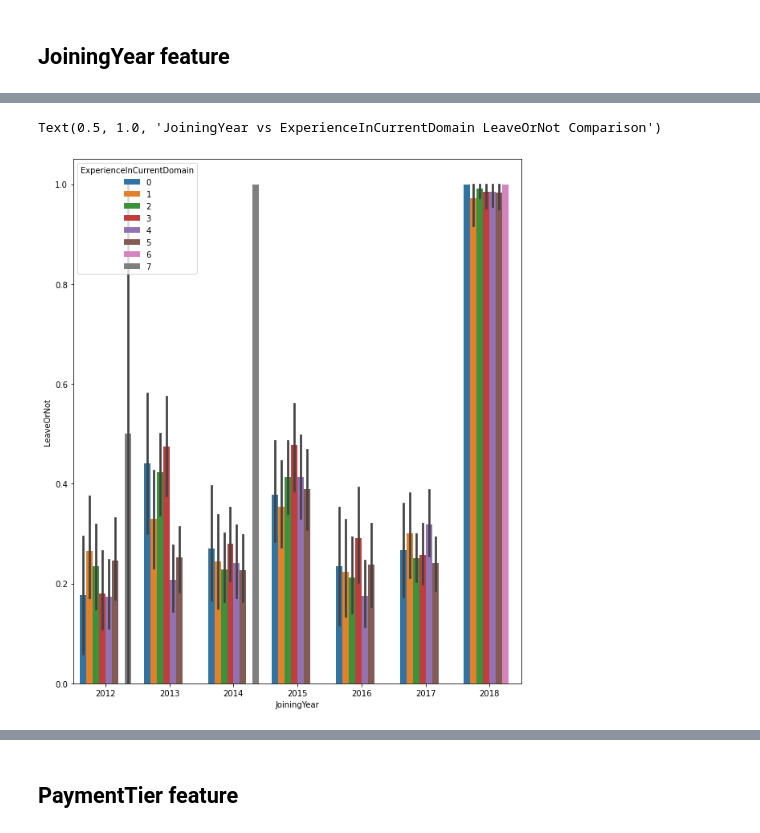
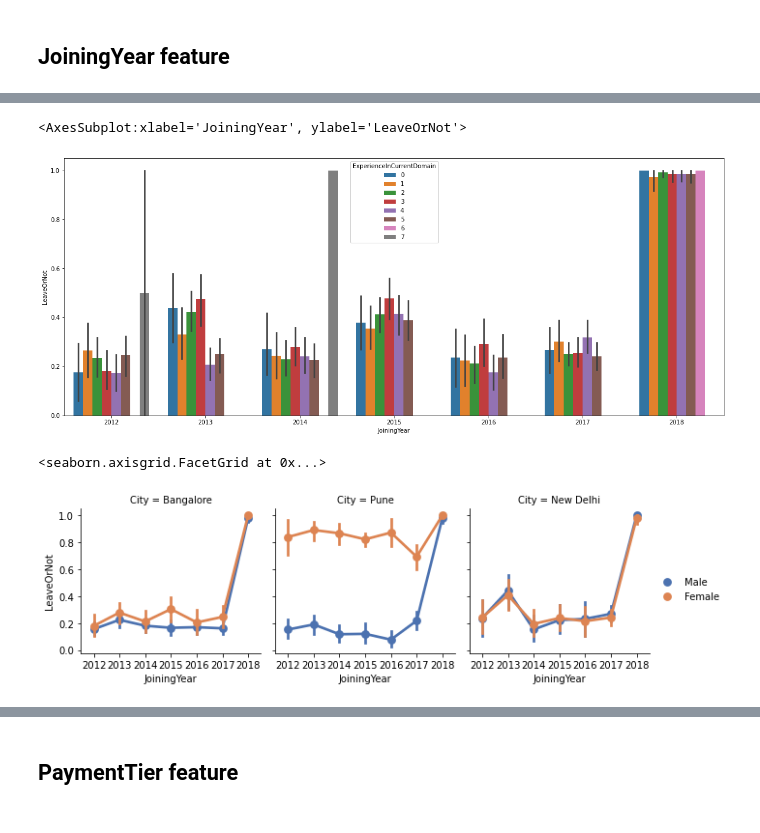
Before and after one commit to bochendong/CS9637A, a Jupyter notebook: 9637a.ipynb, the cells around one changed output, grey strips where cells are left out. Saved outputs shown, nothing was run; the diff lists cells and outputs as text; code cells hidden in the pictures.

```diff
--- a/9637a.ipynb
+++ b/9637a.ipynb
@@ -285,7 +269,19 @@ Text(0.5, 1.0, 'JoiningYear vs Education LeaveOrNot Comparison')
 # %%
+# bochen
 fig, qaxis = plt.subplots(1,1,figsize=(20,8))
 sns.barplot(x = 'JoiningYear', y = 'LeaveOrNot', hue = 'ExperienceInCurrentDomain', data=data)
-axis1.set_title('JoiningYear vs ExperienceInCurrentDomain LeaveOrNot Comparison')
 # %% [output]
-Text(0.5, 1.0, 'JoiningYear vs ExperienceInCurrentDomain LeaveOrNot Comparison')
+<AxesSubplot:xlabel='JoiningYear', ylabel='LeaveOrNot'>
-[figure, old version]
+[figure, new version]
+# %%
+# bochen
+e = sns.FacetGrid(data, col = 'City')
+e.map(sns.pointplot, 'JoiningYear', 'LeaveOrNot', 'Gender',
+        ci=95.0, palette = 'deep',
+        order=[2012, 2013, 2014, 2015, 2016, 2017, 2018],
+        hue_order = ["Male", "Female"]
+        )
+e.add_legend()
+# %% [output]
+<seaborn.axisgrid.FacetGrid at 0x...>
+[figure, added]
```
Also changed, not shown: parts of 8 cells of this notebook.
